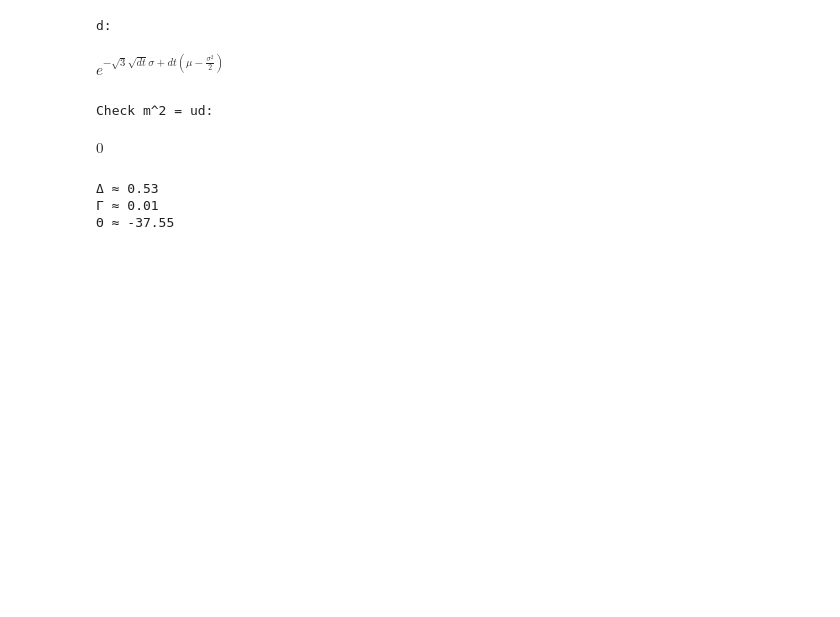
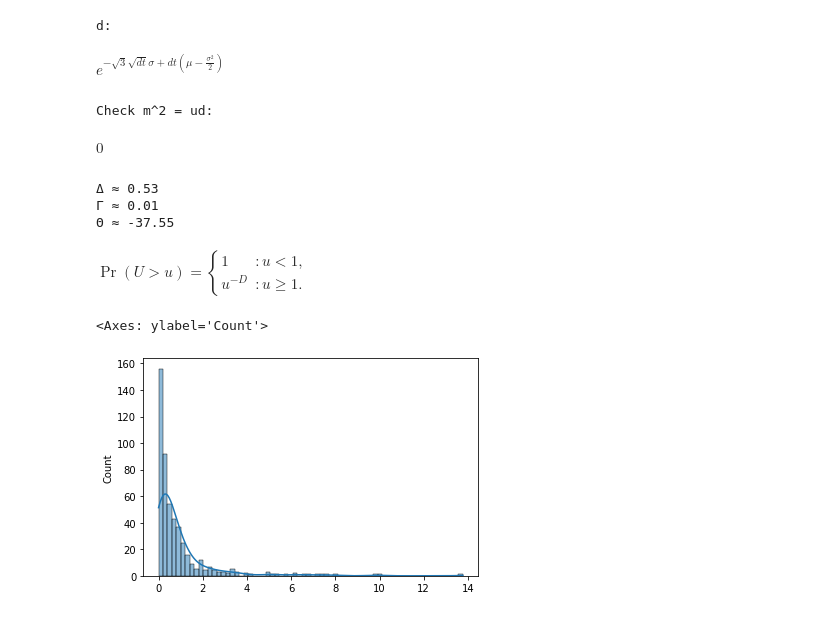
Before and after one commit to Tony-578378/Practical-Tasks, a Jupyter notebook: Quantitative_Finance.ipynb, the cells around one changed output. Saved outputs shown, nothing was run; the diff lists cells and outputs as text; code cells hidden in the pictures; blank space fills up the shorter version.

```diff
--- a/Quantitative_Finance.ipynb
+++ b/Quantitative_Finance.ipynb
@@ -547,0 +551,8 @@ print(f"Θ ≈ {theta:.2f}")#All else being equal, the rate of change of the Ame
+# %%
+from IPython.display import display, Math
+
+display(Math(
+    r"\Pr(U > u) = \begin{cases} 1 & : u < 1, \\ u^{-D} & : u \geq 1. \end{cases}"
+))
+# %% [output]
+$\displaystyle \Pr(U > u) = \begin{cases} 1 & : u < 1, \\ u^{-D} & : u \geq 1. \end{cases}$
@@ -547,0 +561,31 @@ print(f"Θ ≈ {theta:.2f}")#All else being equal, the rate of change of the Ame
+# %%
+import numpy as np
+import matplotlib.pyplot as plt
+import seaborn as sns
+
+# Number of steps
+n = 500
+
+# Shape value α
+a = 2
+
+# Generate steps with heavy-tailed distributions
+x_steps = np.random.pareto(a = a, size = n)
+y_steps = np.random.pareto(a = a, size = n) #2-dimensional
+
+# Generate angles
+angles = 2 * np.pi * np.random.rand(n) #generate any values within a circle (2*pi)
+
+# Define angular steps in each dimension
+dx = x_steps * np.cos(angles)
+dy = y_steps * np.sin(angles)
+
+# Turn steps to trajectory
+x = np.cumsum(dx)
+y = np.cumsum(dy)
+
+# Visualise the steps with heavy-tailed distributions
+sns.histplot(x_steps, kde = True)
+# %% [output]
+<Axes: ylabel='Count'>
+[figure, added]
```
Also changed, not shown: parts of 5 cells of this notebook.
